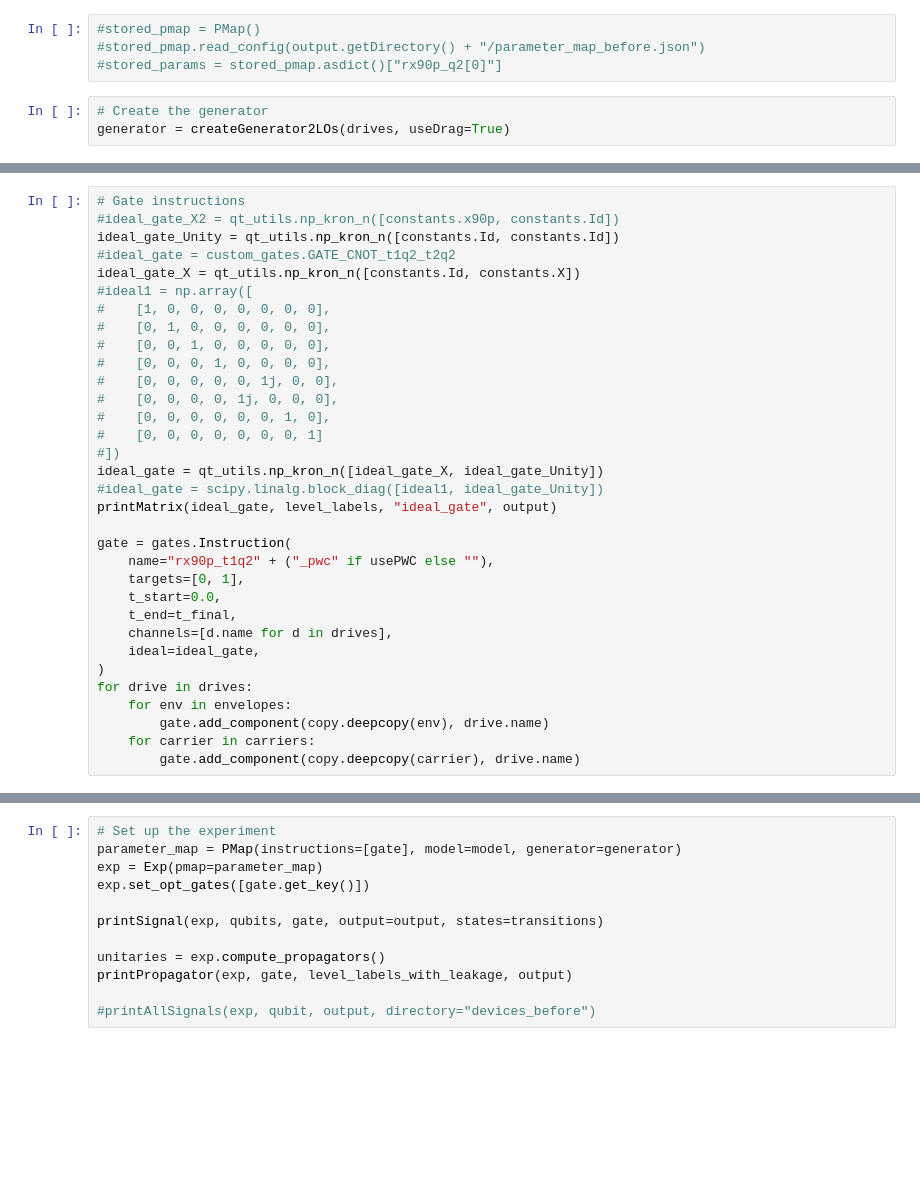
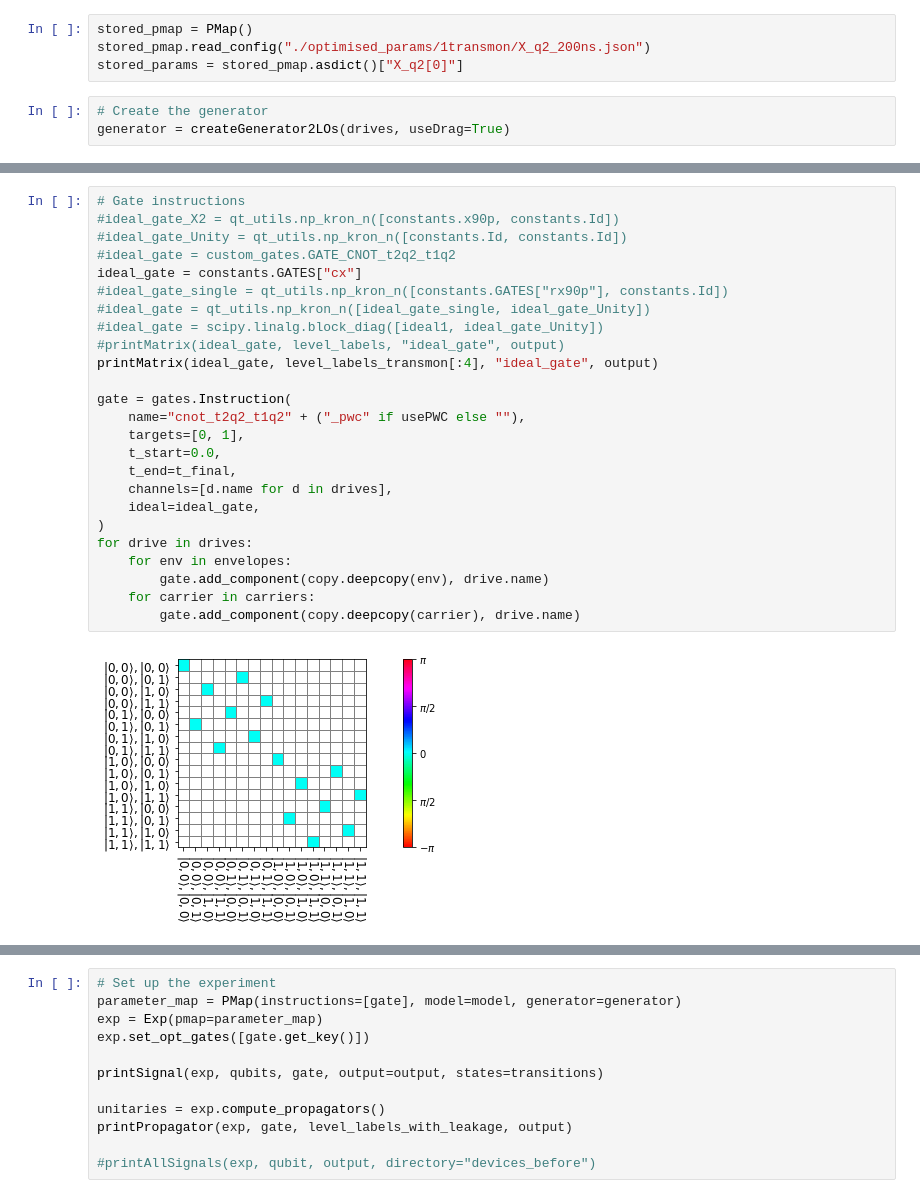
Before and after one commit to alex-simm/c3, a Jupyter notebook: two_transmons_4LOs.ipynb, the cells around one changed output, grey strips where cells are left out. Drawn from its saved outputs; the diff is of its cells as text; blank space fills up the shorter version.

```diff
--- a/two_transmons_4LOs.ipynb
+++ b/two_transmons_4LOs.ipynb
@@ -293,7 +310,7 @@ for i in range(len(qubits)):
 # %%
-#stored_pmap = PMap()
-#stored_pmap.read_config(output.getDirectory() + "/parameter_map_before.json")
-#stored_params = stored_pmap.asdict()["rx90p_q2[0]"]
+stored_pmap = PMap()
+stored_pmap.read_config("./optimised_params/1transmon/X_q2_200ns.json")
+stored_params = stored_pmap.asdict()["X_q2[0]"]
 # %%
 # Create the generator
 generator = createGenerator2LOs(drives, useDrag=True)
@@ -413,35 +455,29 @@ print(carrier_freqs)
 # %%
 # Gate instructions
 #ideal_gate_X2 = qt_utils.np_kron_n([constants.x90p, constants.Id])
-ideal_gate_Unity = qt_utils.np_kron_n([constants.Id, constants.Id])
-#ideal_gate = custom_gates.GATE_CNOT_t1q2_t2q2
-ideal_gate_X = qt_utils.np_kron_n([constants.Id, constants.X])
-#ideal1 = np.array([
-#    [1, 0, 0, 0, 0, 0, 0, 0],
-#    [0, 1, 0, 0, 0, 0, 0, 0],
-#    [0, 0, 1, 0, 0, 0, 0, 0],
-#    [0, 0, 0, 1, 0, 0, 0, 0],
-#    [0, 0, 0, 0, 0, 1j, 0, 0],
-#    [0, 0, 0, 0, 1j, 0, 0, 0],
-#    [0, 0, 0, 0, 0, 0, 1, 0],
-#    [0, 0, 0, 0, 0, 0, 0, 1]
-#])
-ideal_gate = qt_utils.np_kron_n([ideal_gate_X, ideal_gate_Unity])
+#ideal_gate_Unity = qt_utils.np_kron_n([constants.Id, constants.Id])
+#ideal_gate = custom_gates.GATE_CNOT_t2q2_t1q2
+ideal_gate = constants.GATES["cx"]
+#ideal_gate_single = qt_utils.np_kron_n([constants.GATES["rx90p"], constants.Id])
+#ideal_gate = qt_utils.np_kron_n([ideal_gate_single, ideal_gate_Unity])
 #ideal_gate = scipy.linalg.block_diag([ideal1, ideal_gate_Unity])
-printMatrix(ideal_gate, level_labels, "ideal_gate", output)
+#printMatrix(ideal_gate, level_labels, "ideal_gate", output)
+printMatrix(ideal_gate, level_labels_transmon[:4], "ideal_gate", output)
 
 gate = gates.Instruction(
-    name="rx90p_t1q2" + ("_pwc" if usePWC else ""),
+    name="cnot_t2q2_t1q2" + ("_pwc" if usePWC else ""),
     targets=[0, 1],
     t_start=0.0,
     t_end=t_final,
     channels=[d.name for d in drives],
     ideal=ideal_gate,
 )
 for drive in drives:
     for env in envelopes:
         gate.add_component(copy.deepcopy(env), drive.name)
     for carrier in carriers:
         gate.add_component(copy.deepcopy(carrier), drive.name)
+# %% [output]
+[figure, added]
 # %%
 # all energy levels with labels
```
Also changed, not shown: parts of 12 cells of this notebook, 1 other file.
